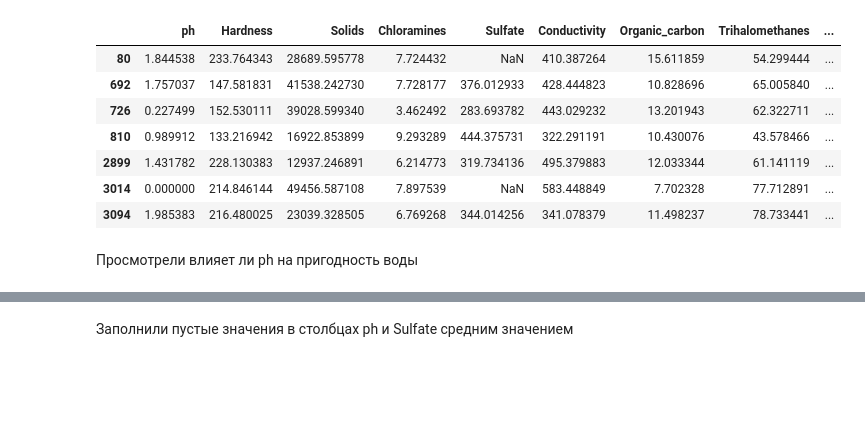
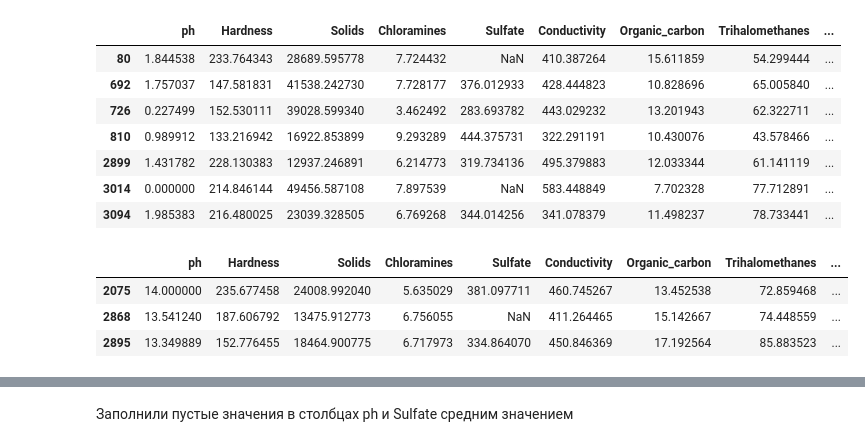
Before and after one commit to VetUps/-, a Jupyter notebook: Ахкамова_Кильдибаева_Чернов_22П_1_Water (3).ipynb, the cells around one changed output, grey strips where cells are left out. Saved outputs shown, nothing was run; the diff lists cells and outputs as text; code cells hidden in the pictures; blank space fills up the shorter version.

```diff
--- a/Ахкамова_Кильдибаева_Чернов_22П_1_Water (3).ipynb
+++ b/Ахкамова_Кильдибаева_Чернов_22П_1_Water (3).ipynb
@@ -239,5 +262,10 @@ df[df['ph'] < 2].head(20)
 | 2899 | 1.431782 | 228.130383 | 12937.246891 | 6.214773 | 319.734136 | 495.379883 | 12.033344 | 61.141119 | ... |
 | 3014 | 0.000000 | 214.846144 | 49456.587108 | 7.897539 | NaN | 583.448849 | 7.702328 | 77.712891 | ... |
 | 3094 | 1.985383 | 216.480025 | 23039.328505 | 6.769268 | 344.014256 | 341.078379 | 11.498237 | 78.733441 | ... |
-# %% [markdown]
-Просмотрели влияет ли ph на пригодность воды
+# %%
+df[df['ph'] > 13].head(20)
+# %% [output]
+|  | ph | Hardness | Solids | Chloramines | Sulfate | Conductivity | Organic_carbon | Trihalomethanes | ... |
+| 2075 | 14.000000 | 235.677458 | 24008.992040 | 5.635029 | 381.097711 | 460.745267 | 13.452538 | 72.859468 | ... |
+| 2868 | 13.541240 | 187.606792 | 13475.912773 | 6.756055 | NaN | 411.264465 | 15.142667 | 74.448559 | ... |
+| 2895 | 13.349889 | 152.776455 | 18464.900775 | 6.717973 | 334.864070 | 450.846369 | 17.192564 | 85.883523 | ... |
```
Also changed, not shown: parts of 60 cells of this notebook.
